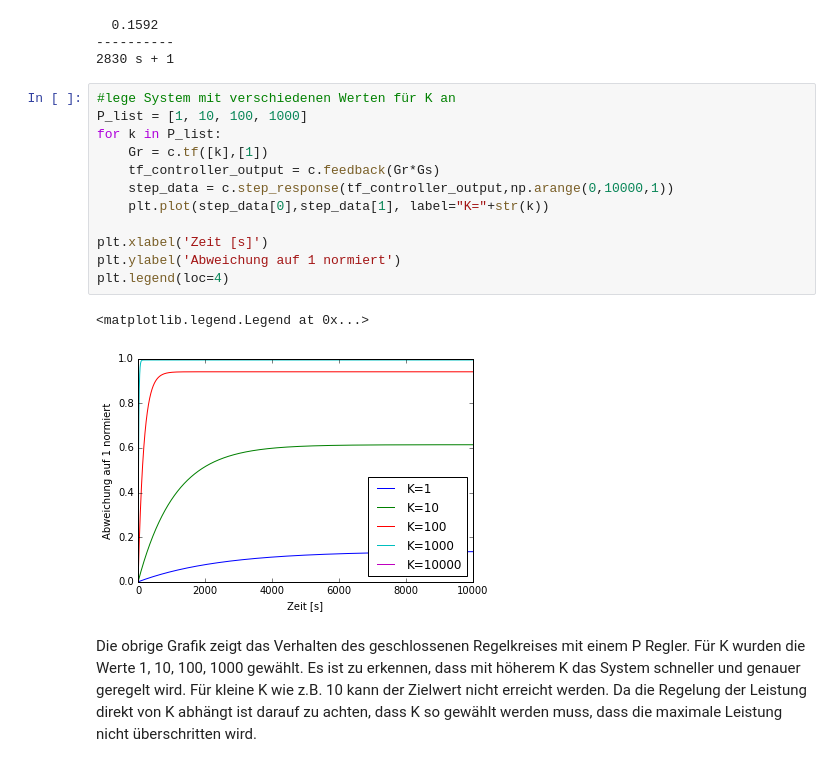
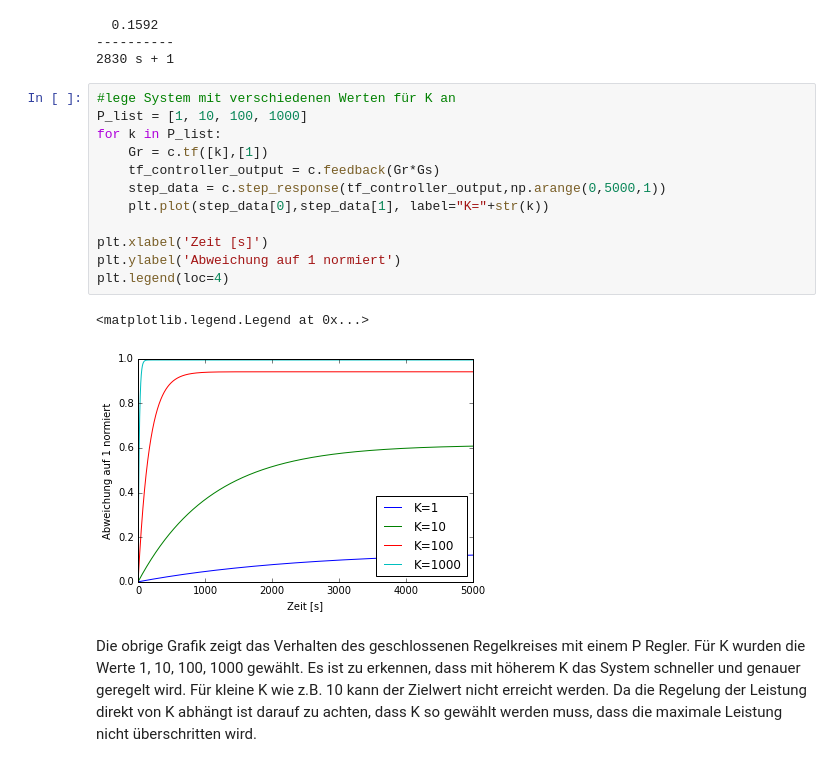
Before and after one commit to patder/Coursework, a Jupyter notebook: Aufgabe3.ipynb, the cells around one changed output. Saved outputs shown, nothing was run; the diff lists cells and outputs as text.

```diff
--- a/Aufgabe3.ipynb
+++ b/Aufgabe3.ipynb
@@ -34,18 +36,18 @@ Gs
 # %%
 #lege System mit verschiedenen Werten für K an
 P_list = [1, 10, 100, 1000]
 for k in P_list:
     Gr = c.tf([k],[1])
     tf_controller_output = c.feedback(Gr*Gs)
-    step_data = c.step_response(tf_controller_output,np.arange(0,10000,1))
+    step_data = c.step_response(tf_controller_output,np.arange(0,5000,1))
     plt.plot(step_data[0],step_data[1], label="K="+str(k))
 
 plt.xlabel('Zeit [s]')
 plt.ylabel('Abweichung auf 1 normiert')
 plt.legend(loc=4)
 # %% [output]
 <matplotlib.legend.Legend at 0x...>
-[figure, old version]
+[figure, new version]
 # %% [markdown]
 Die obrige Grafik zeigt das Verhalten des geschlossenen Regelkreises mit einem P Regler. Für K wurden die Werte 1, 10, 100, 1000 gewählt. Es ist zu erkennen, dass mit höherem K das System schneller und genauer geregelt wird. Für kleine K wie z.B. 10 kann der Zielwert nicht erreicht werden. Da die Regelung der Leistung direkt von K abhängt ist darauf zu achten, dass K so gewählt werden muss, dass die maximale Leistung nicht überschritten wird.
 # %%
```
Also changed, not shown: parts of 13 cells of this notebook, 5 other files.
